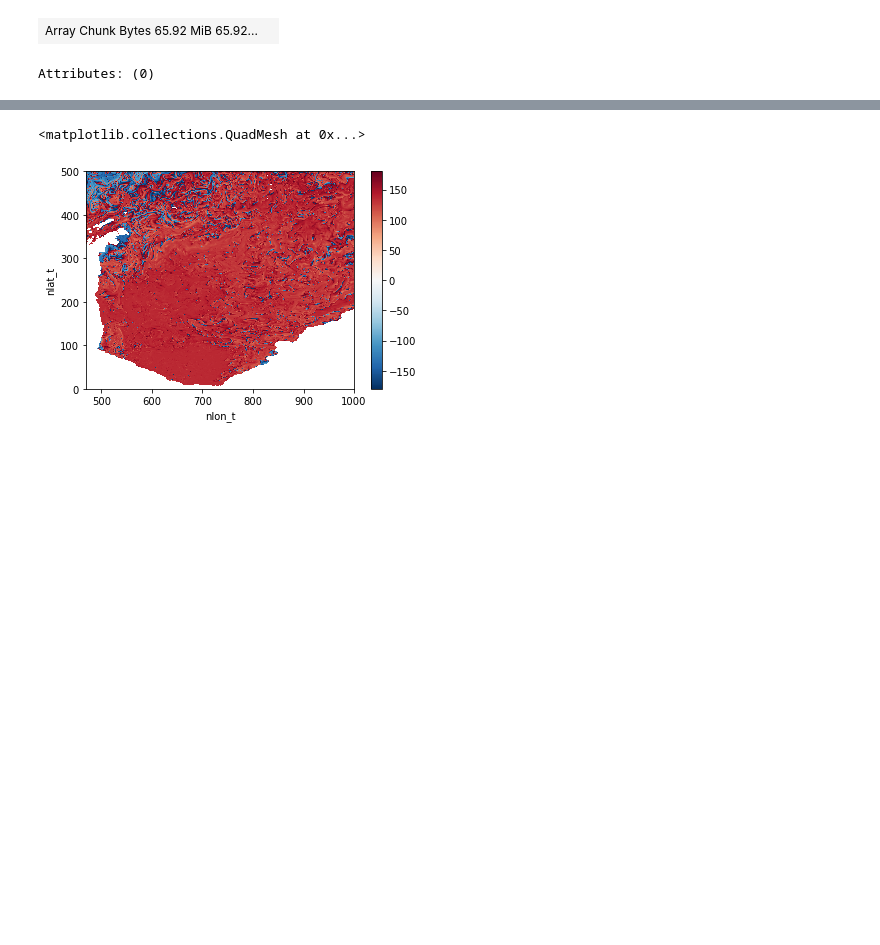
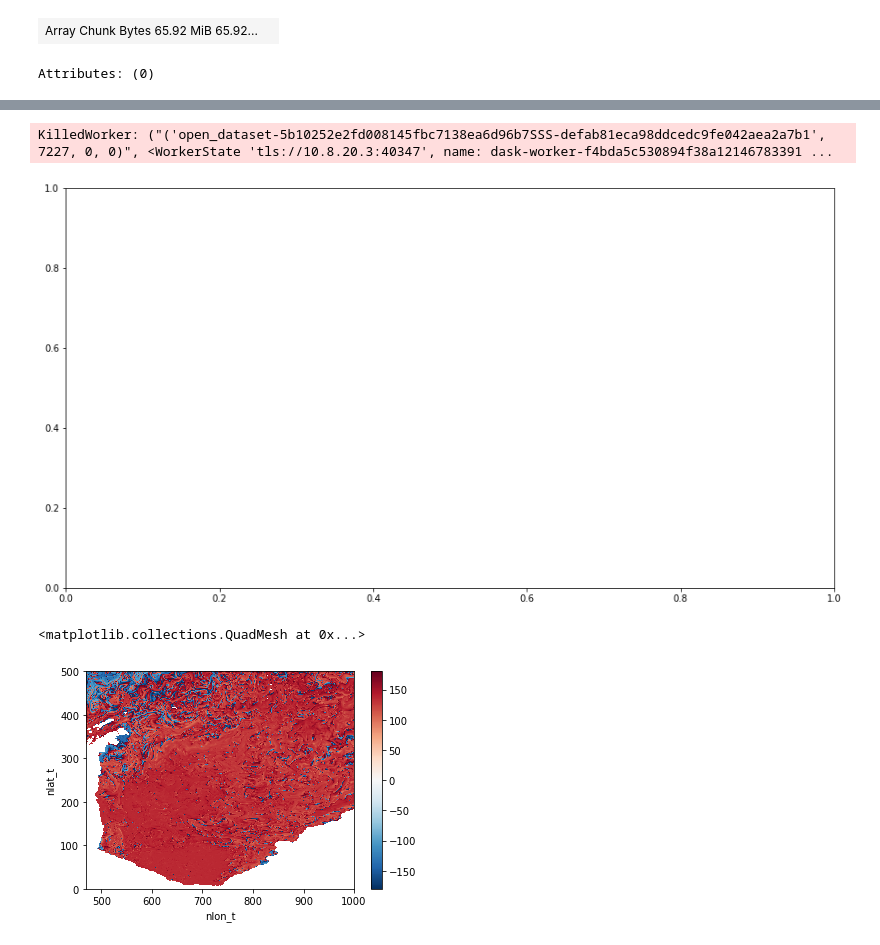
Before and after one commit to shanicetbailey/SST-gradients, a Jupyter notebook: CESM/3_horiz_turner_angle.ipynb, the cells around one changed output, grey strips where cells are left out. Drawn from its saved outputs; the diff is of its cells as text; code cells hidden in the pictures; blank space fills up the shorter version.

```diff
--- a/CESM/3_horiz_turner_angle.ipynb
+++ b/CESM/3_horiz_turner_angle.ipynb
@@ -124,7 +122,7 @@ def horizontal_turner_angle():
     #gradrho[0/1] is selecting the dadx/dady output from `gradient` func above
     term1 = modgradrho*(gradrho[0]*(alpha*gradT[0] + beta*gradS[0]) + gradrho[1]*(alpha*gradT[1] + beta*gradS[1]))
     term2 = modgradrho*(gradrho[0]*(alpha*gradT[0] - beta*gradS[0]) + gradrho[1]*(alpha*gradT[1] - beta*gradS[1]))
-    turner_angle = np.arctan2(term1, term2)
+    turner_angle = xr.ufuncs.arctan(term1, term2)
 
     return turner_angle
 # %%
@@ -136,0 +175,3 @@ ta = horizontal_turner_angle()
+# %%
+ta_new_coord = ta.assign_coords(coords={'time':cesm.time})
+ta_new_coord_drops = ta_new_coord.drop([v for v in ta_new_coord.coords if v not in ['nlon_t', 'nlat_t', 'time']])
@@ -137,2 +194,2 @@ ta = horizontal_turner_angle()
 # %%
-ta
+ta_clim = ta_new_coord_drops.groupby('time.month').mean('time')
@@ -183,7 +229,7 @@ ta[10].isel(nlon_t=slice(370, 600), nlat_t=slice(1475,1750)).plot()
 np.warnings.filterwarnings('ignore')
 # %%
 ta_deg1 = xr.ufuncs.degrees(ta)
-ta_deg2 = xr.ufuncs.rad2deg(ta)
+ta_deg2 = xr.ufuncs.rad2deg(ta_clim)
 # %%
 ta_deg1
 # %% [output]
@@ -227,3 +299,10 @@ Attributes: (0)
+# %%
+#global turner angle during Oct
+fig, ax = plt.subplots(figsize=(15,8))
+ta_deg2.isel(month=9).plot.contourf(levels=np.arange(-90, 90, 15), cmap='hsv');
+# %% [output]
+KilledWorker: ("('open_dataset-5b10252e2fd008145fbc7138ea6d96b7SSS-defab81eca98ddcedc9fe042aea2a7b1', 7227, 0, 0)", <WorkerState 'tls://10.8.20.3:40347', name: dask-worker-f4bda5c530894f38a12146783391 ...
+[figure, added]
 # %%
 ta_deg1.isel(**selection).plot()
 # %% [output]
```
Also changed, not shown: parts of 11 cells of this notebook, 1 other file.
